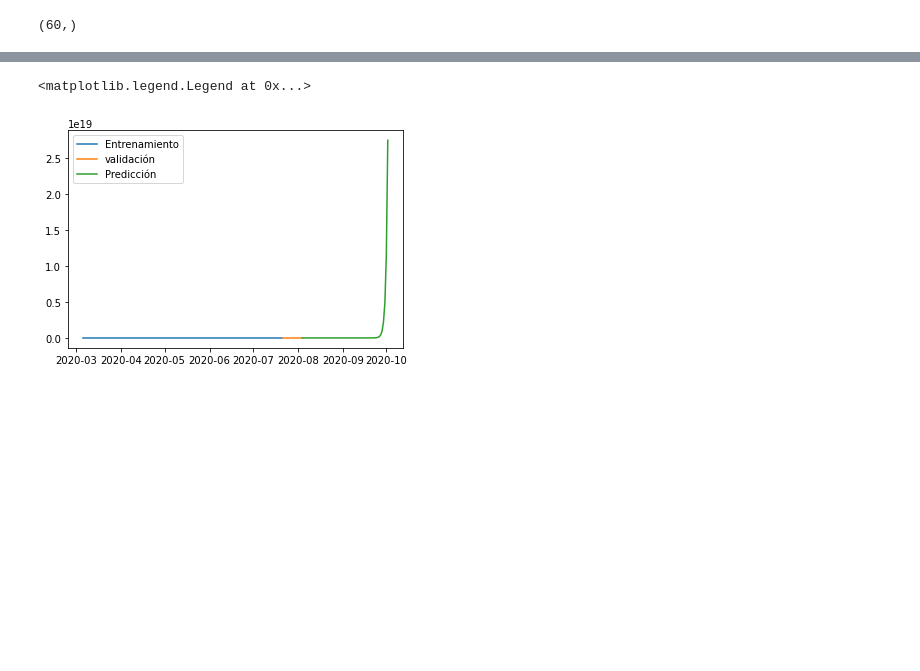
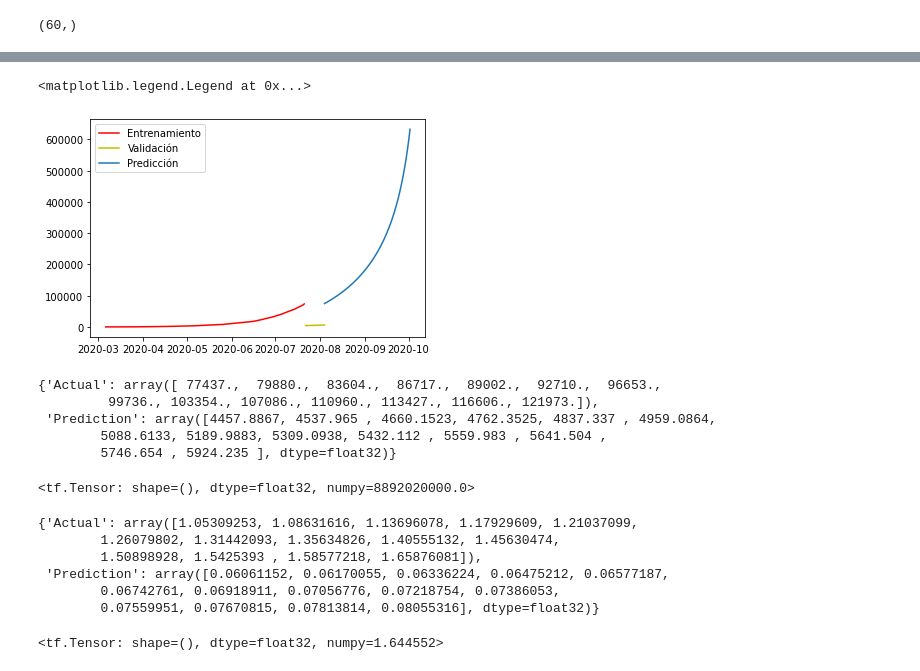
Before and after one commit to YeisonABL/COVID-19-con-python-2.0, a Jupyter notebook: Bogotá/Covid-19_bogota_casos_acumulados.ipynb, the cells around one changed output, grey strips where cells are left out. Cells and saved outputs as stored; diff of their text form; code cells hidden in the pictures; blank space fills up the shorter version.

Commit message:
Actualización codigo y predicción

```diff
--- a/Bogotá/Covid-19_bogota_casos_acumulados.ipynb
+++ b/Bogotá/Covid-19_bogota_casos_acumulados.ipynb
@@ -326,8 +324,17 @@ df3
 # %%
-plt.plot(df, label='Entrenamiento')
-plt.plot(df2, label='validación')
+plt.plot(df,'r', label='Entrenamiento')
+plt.plot(df2,'y', label='Validación')
 plt.plot(df3, label='Predicción')
 plt.legend()
 # %% [output]
 <matplotlib.legend.Legend at 0x...>
-[figure, old version]
+[figure, new version]
+# %%
+dff = pd.DataFrame=({'Actual':test_data_actual_scale[:,0],'Prediction':test_prediction_data_actual_scale[:,0]})
+dff
+# %% [output]
+{'Actual': array([ 77437.,  79880.,  83604.,  86717.,  89002.,  92710.,  96653.,
+         99736., 103354., 107086., 110960., 113427., 116606., 121973.]),
+ 'Prediction': array([4457.8867, 4537.965 , 4660.1523, 4762.3525, 4837.337 , 4959.0864,
+        5088.6133, 5189.9883, 5309.0938, 5432.112 , 5559.983 , 5641.504 ,
+        5746.654 , 5924.235 ], dtype=float32)}
@@ -333,0 +344,18 @@ plt.legend()
+# %%
+mse(dff['Actual'],dff['Prediction'])
+# %% [output]
+<tf.Tensor: shape=(), dtype=float32, numpy=8892020000.0>
+# %%
+dff1 = pd.DataFrame=({'Actual':test_scaled[:,0],'Prediction':test_prediction[:,0]})
+dff1
+# %% [output]
+{'Actual': array([1.05309253, 1.08631616, 1.13696078, 1.17929609, 1.21037099,
+        1.26079802, 1.31442093, 1.35634826, 1.40555132, 1.45630474,
+        1.50898928, 1.5425393 , 1.58577218, 1.65876081]),
+ 'Prediction': array([0.06061152, 0.06170055, 0.06336224, 0.06475212, 0.06577187,
+        0.06742761, 0.06918911, 0.07056776, 0.07218754, 0.07386053,
+        0.07559951, 0.07670815, 0.07813814, 0.08055316], dtype=float32)}
+# %%
+mse(dff1['Actual'],dff1['Prediction'])
+# %% [output]
+<tf.Tensor: shape=(), dtype=float32, numpy=1.644552>
```
Also changed, not shown: parts of 9 cells of this notebook.
